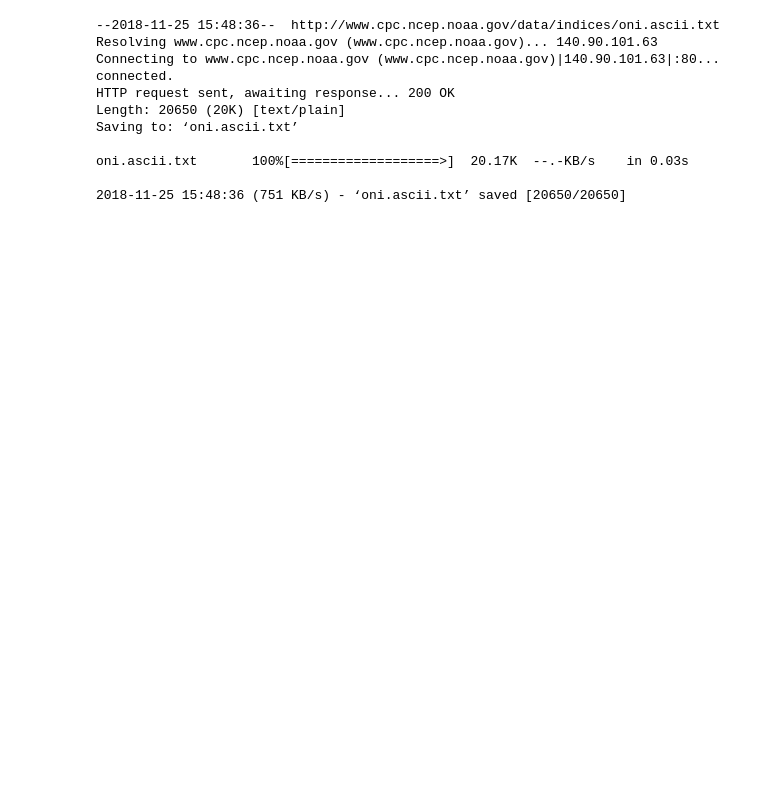
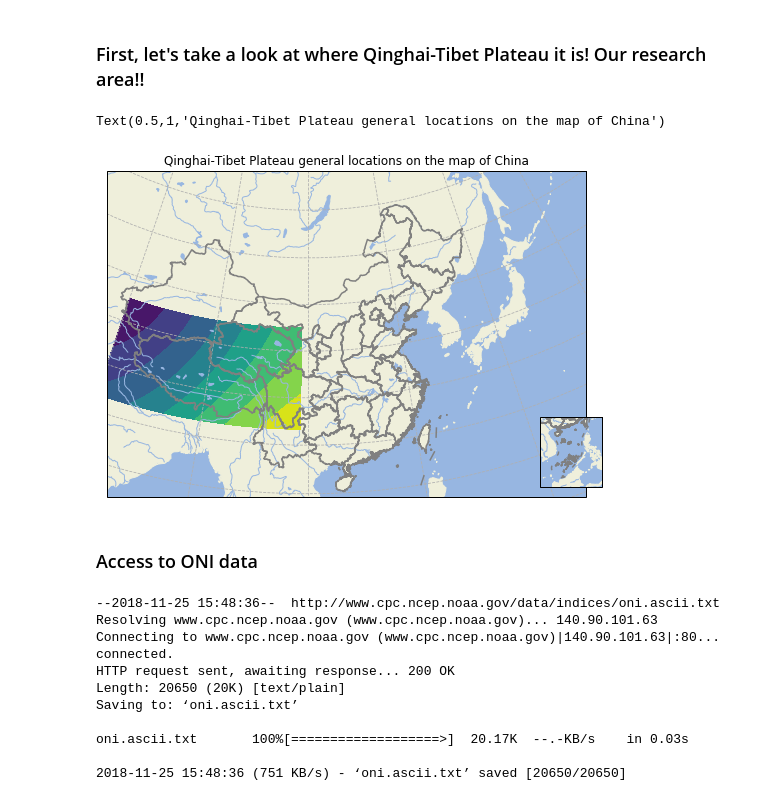
Before and after one commit to QidanW21/Final-project, a Jupyter notebook: pre_project.ipynb, the cells around one changed output. Drawn from its saved outputs; the diff is of its cells as text; code cells hidden in the pictures; blank space fills up the shorter version.

```diff
--- a/pre_project.ipynb
+++ b/pre_project.ipynb
@@ -2,0 +15,2 @@
+# %% [markdown]
+### First, let's take a look at where Qinghai-Tibet Plateau it is! Our research area!!
@@ -3,3 +21,62 @@
+# %%
+## only aimming to hightling our general research area
+lon = np.linspace(75, 104, 374)
+lat = np.linspace(39, 26, 166)
+lon2d, lat2d = np.meshgrid(lon, lat)
+data = np.cos(np.deg2rad(lat2d) * 4) + np.sin(np.deg2rad(lon2d) * 4)
+# %%
+##load data from http://gmt-china.org/datas/CN-border-La.dat
+## Since origin data are seperated by '>', we should cut it into blocks according to '>'and then load them to numpy.
+with open('CN-border-La.dat') as CNblt:
+    data_lat = CNblt.read()
+    blocks=[]
+    for blt in data_lat.split('>'):
+        if len(blt)>0:
+            blocks.append(blt)
+
+    borders=[]
+    for block in blocks:
+        borders.append(np.fromstring(block, dtype=float, sep=' '))
+
+##Begin plotting maps
+fig = plt.figure(figsize=(10, 6))
+# Set projection and plot the main figure
+ax = plt.axes(projection=ccrs.LambertConformal(central_latitude=90, central_longitude=105))
+# Add ocean, land, rivers and lakes with scale of 50m
+ax.add_feature(cfeature.OCEAN.with_scale('50m'))
+ax.add_feature(cfeature.LAND.with_scale('50m'))
+ax.add_feature(cfeature.RIVERS.with_scale('50m'))
+ax.add_feature(cfeature.LAKES.with_scale('50m'))
+
+# Plot border lines
+for line in borders:
+    ax.plot(line[0::2], line[1::2], '-', color='gray',transform=ccrs.Geodetic())
+# Plot gridlines
+ax.gridlines(linestyle='--')
+# Set figure extent
+ax.set_extent([80, 140, 15, 55])
+
+# Plot South China Sea
+sub_ax = fig.add_axes([0.75, 0.15, 0.15, 0.16],
+                      projection=ccrs.LambertConformal(central_latitude=90,central_longitude=115))
+sub_ax.add_feature(cfeature.OCEAN.with_scale('50m'))
+sub_ax.add_feature(cfeature.LAND.with_scale('50m'))
+sub_ax.add_feature(cfeature.RIVERS.with_scale('50m'))
+sub_ax.add_feature(cfeature.LAKES.with_scale('50m'))
+# Plot border lines
+for line in borders:
+    sub_ax.plot(line[0::2], line[1::2], '-', color='gray',
+                transform=ccrs.Geodetic())
+# Set figure extent
+sub_ax.set_extent([105, 125, 0, 25])
+
+ax.contourf(lon2d,lat2d,data,transform=ccrs.PlateCarree())
+ax.set_title('Qinghai-Tibet Plateau general locations on the map of China')
+# %% [output]
+Text(0.5,1,'Qinghai-Tibet Plateau general locations on the map of China')
+[figure, added]
+# %% [markdown]
+### Access to ONI data
 # %%
 ! wget http://www.cpc.ncep.noaa.gov/data/indices/oni.ascii.txt
 # %% [output]
```
Also changed, not shown: parts of 50 cells of this notebook.
